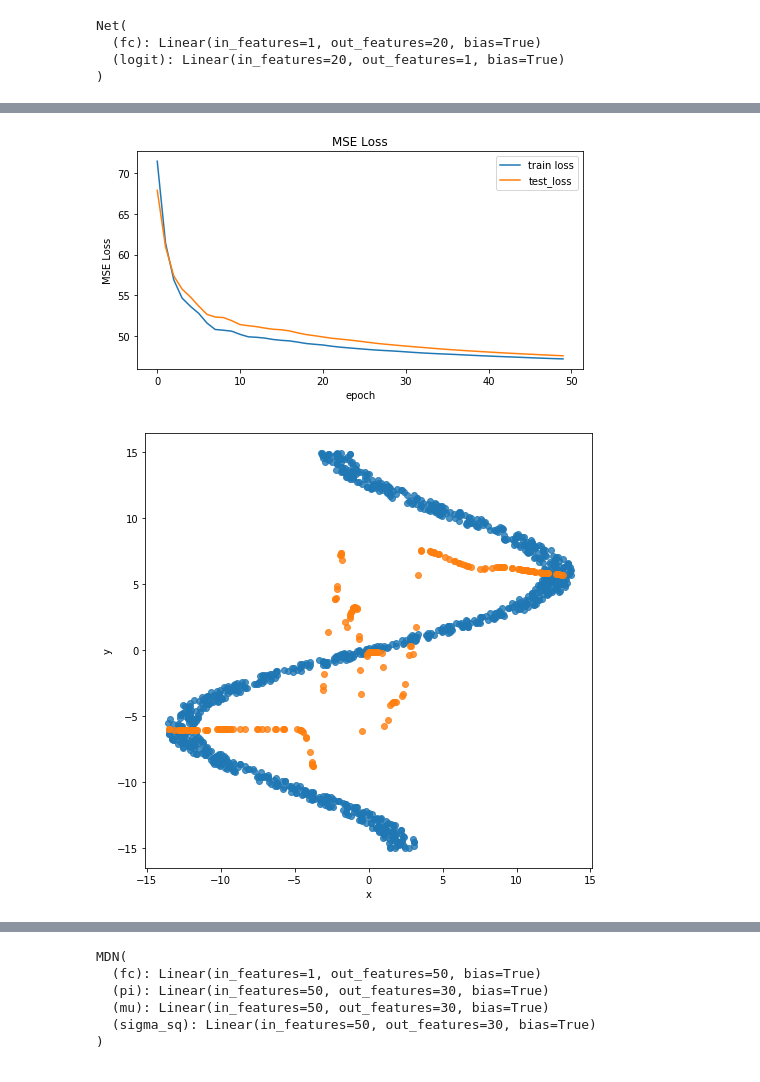
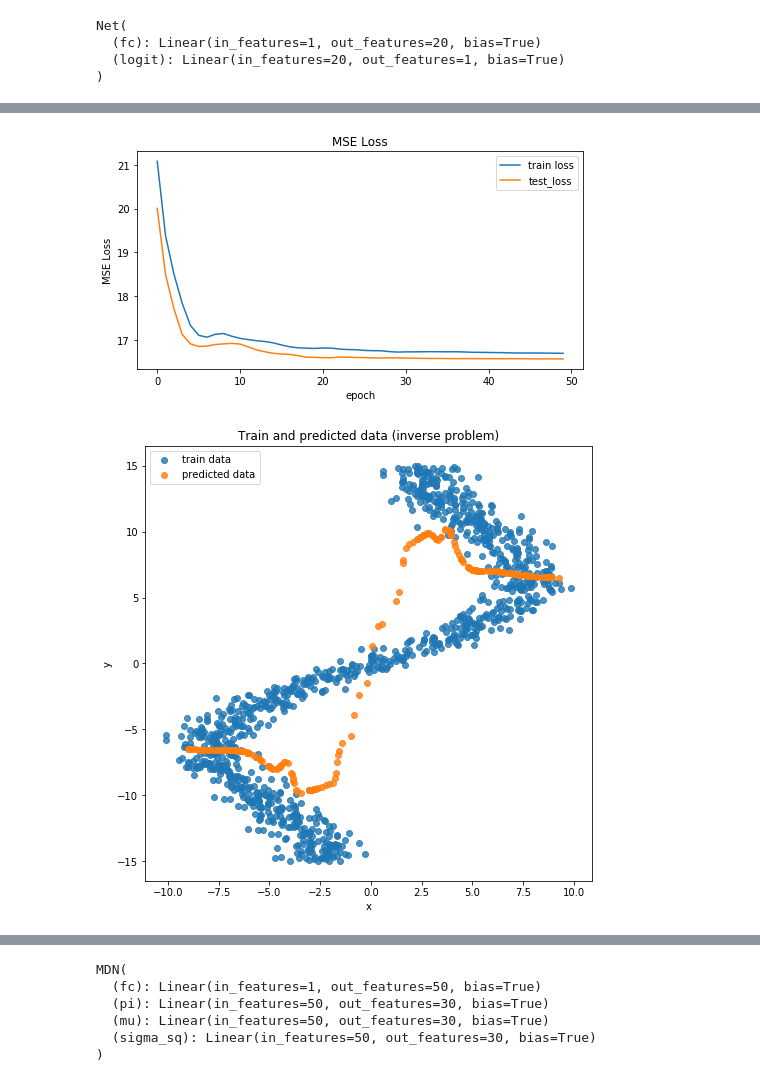
Before and after one commit to moonl1ght/MDN, a Jupyter notebook: MDN.ipynb, the cells around one changed output, grey strips where cells are left out. Drawn from its saved outputs; the diff is of its cells as text; code cells hidden in the pictures.

```diff
--- a/MDN.ipynb
+++ b/MDN.ipynb
@@ -26,9 +26,9 @@ N = 3000
 IN_DIM = 1
 OUT_DIM = IN_DIM
 x = np.random.uniform(-15., 15., (IN_DIM, N)).T.astype(np.float32)
-noise = np.random.uniform(-1, 1, (N, IN_DIM)).astype(np.float32)
-# noise = np.random.normal(size=(N, 1)).astype(np.float32)
-y = 0.5*x + 10.*np.sin(0.3*x) + noise
+# noise = np.random.uniform(-1, 1, (N, IN_DIM)).astype(np.float32)
+noise = np.random.normal(size=(N, 1)).astype(np.float32)
+y = 0.5*x+ 5.*np.sin(0.3*x) + noise
 x_train, x_test, y_train, y_test = train_test_split(x, y)
 
 plt.figure(figsize=(8, 8))
@@ -151,16 +151,18 @@ plt.legend(['train loss', 'test_loss'])
 plt.title('MSE Loss')
 plt.show()
 # %% [output]
-[figure, old version]
+[figure, new version]
 # %%
 out = net(Variable(torch.from_numpy(x_test_inv)))
 fig = plt.figure(figsize=(8, 8))
-ax = sns.regplot(x_train_inv[:1000], y_train_inv[:1000], fit_reg=False)
+ax = sns.regplot(x_test_inv[:1000], y_test_inv[:1000], fit_reg=False)
 ax = sns.regplot(x_test_inv[:200], out.data.numpy()[:200], fit_reg=False)
 ax.set(xlabel='x', ylabel='y')
+plt.title('Train and predicted data (inverse problem)')
+plt.legend(['train data', 'predicted data'])
 plt.show()
 # %% [output]
-[figure, old version]
+[figure, new version]
 # %%
 sns.jointplot(x_test_inv, y_test_inv, kind="hex")
 plt.show()
```
Also changed, not shown: parts of 30 cells of this notebook.
